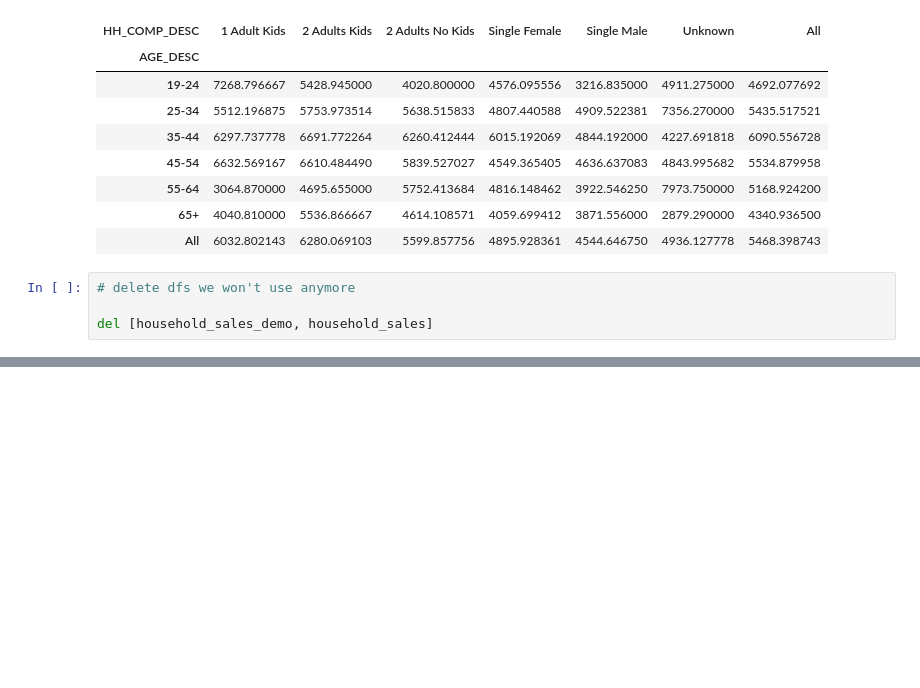
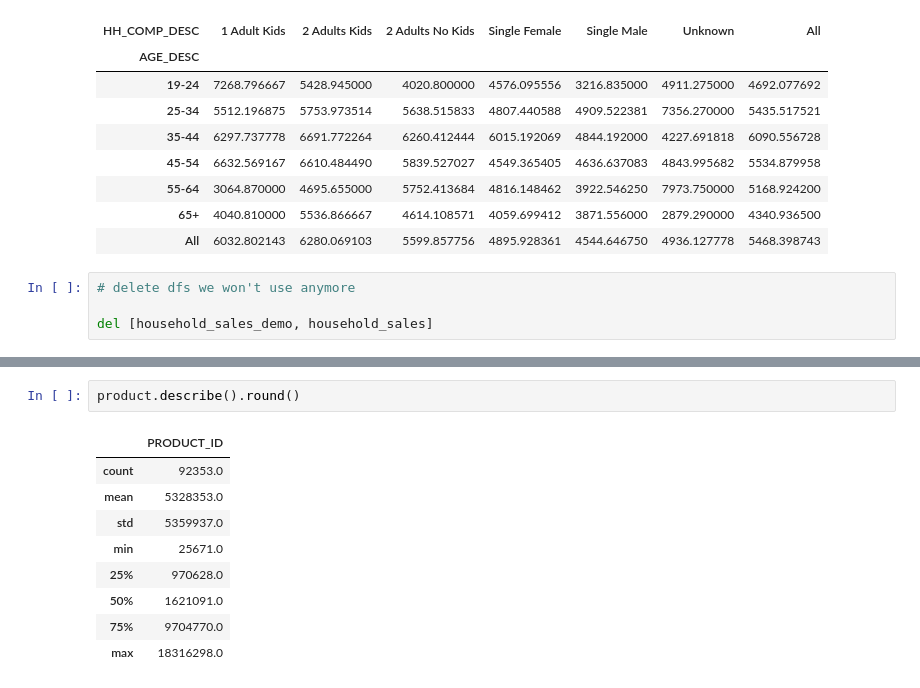
Before and after one commit to Kshitij-Chavan/Maven-Mega-Mart-Pandas, a Jupyter notebook: Notebooks/maven_mega_mart.ipynb, the cells around one changed output, grey strips where cells are left out. Saved outputs shown, nothing was run; the diff lists cells and outputs as text; blank space fills up the shorter version.

```diff
--- a/Notebooks/maven_mega_mart.ipynb
+++ b/Notebooks/maven_mega_mart.ipynb
@@ -261,0 +240,12 @@ del [household_sales_demo, household_sales]
+# %%
+product.describe().round()
+# %% [output]
+|  | PRODUCT_ID |
+| count | 92353.0 |
+| mean | 5328353.0 |
+| std | 5359937.0 |
+| min | 25671.0 |
+| 25% | 970628.0 |
+| 50% | 1621091.0 |
+| 75% | 9704770.0 |
+| max | 18316298.0 |
```
Also changed, not shown: parts of 11 cells of this notebook.
